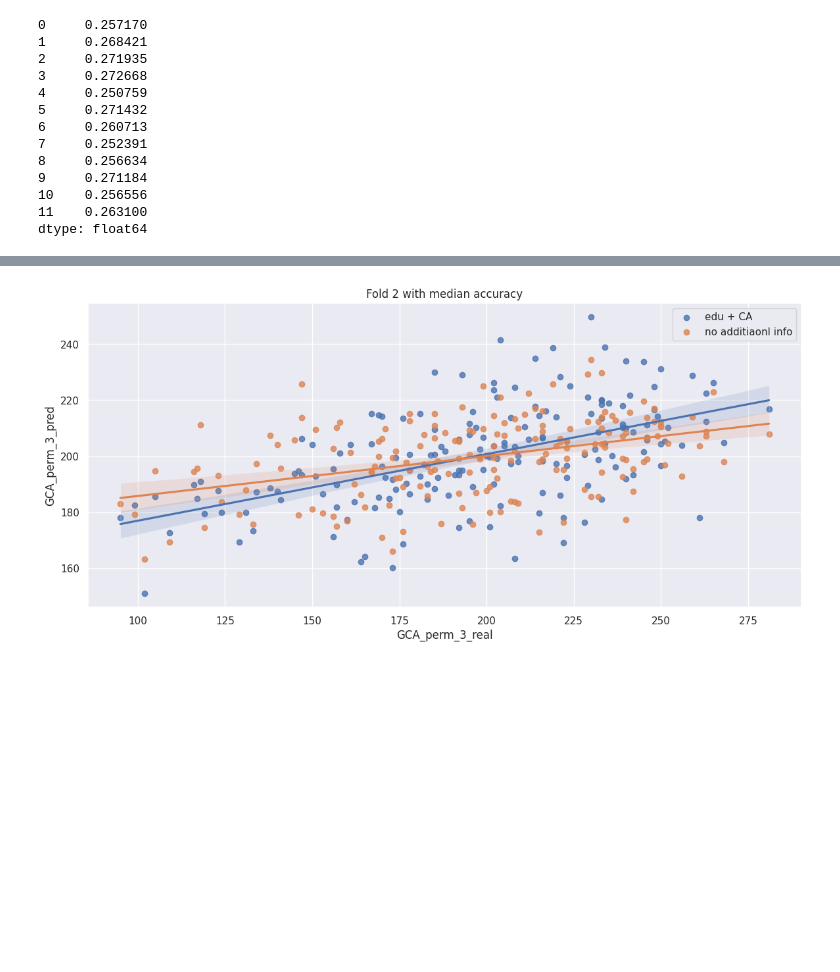
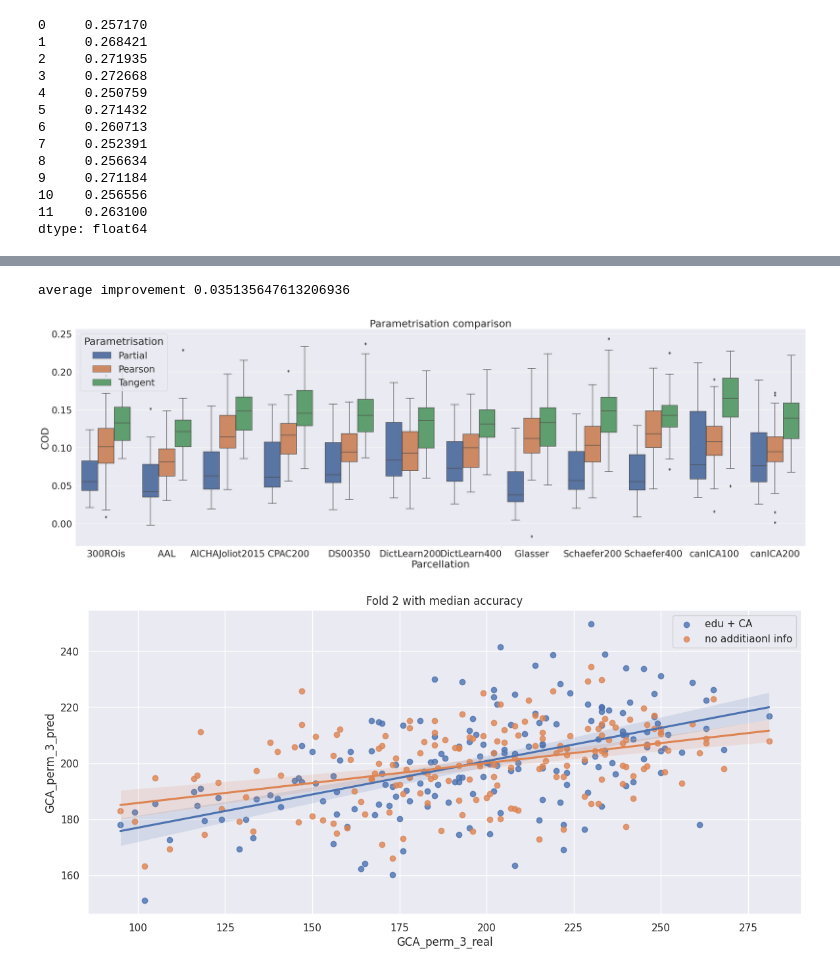
Before and after one commit to samuelheczko/Ridge-Regression-Predictions, a Jupyter notebook: analysis_notebook.ipynb, the cells around one changed output, grey strips where cells are left out. Cells and saved outputs as stored; diff of their text form; code cells hidden in the pictures; blank space fills up the shorter version.

```diff
--- a/analysis_notebook.ipynb
+++ b/analysis_notebook.ipynb
@@ -125,13 +112,18 @@ for list in tangent_atlas_names_ridge:
 tang_df_ridge.columns = tangent_atlas_names_ridge_2
 
 
+
 pearson_atlas_names_ridge = [s.split('_')[-1].split('.')[0].split('-')[1:] for s in pearson_paths_resutls_ridge]
 pearson_atlas_names_ridge_2 = []
 for list in pearson_atlas_names_ridge:
     pearson_atlas_names_ridge_2.append('_'.join(list))
 pear_df_ridge.columns = pearson_atlas_names_ridge_2
 
-
+prt_atlas_names_ridge = [s.split('_')[-1].split('.')[0].split('-')[1:] for s in partial_paths_results_ridge]
+prt_atlas_names_ridge_2 = []
+for list in prt_atlas_names_ridge:
+    prt_atlas_names_ridge_2.append('_'.join(list))
+prt_df_ridge.columns = prt_atlas_names_ridge_2
 
 
 
@@ -165,6 +157,7 @@ for list in tangent_atlas_names_FStd:
 tang_df_ridge_1000_comp.columns = tangent_atlas_names_FStd_2
 tang_df_ridge_500_comp.columns = tangent_atlas_names_FStd_2
 tang_df_ridge_100_comp.columns = tangent_atlas_names_FStd_2
+#tang_df_ridge_1000_comp  = pd.concat([pd.read_csv(tangent_paths_resutls_ridge_1000_comp_dict_learn[0]).GCA_var.rename('DictLearn100'),tang_df_ridge_1000_comp],axis = 1)
 
 tang_df_SVR_1000_comp.columns = tangent_atlas_names_FStd_2
 tang_df_SVR_500_comp.columns = tangent_atlas_names_FStd_2
@@ -240 +218,24 @@ fig.savefig(path + 'results/plots/var_by_FS.pdf',bbox_inches = 'tight')
+# %%
+
+
+df_with_pearson = tang_df_ridge[prt_df_ridge.columns]
+df_with_pearson_longform = df_with_pearson.melt(var_name = 'Parcellation',value_name = 'COD')
+df_pearson_longform = pear_df_ridge.melt(var_name = 'Parcellation',value_name = 'COD')
+df_partial_longform = prt_df_ridge.melt(var_name = 'Parcellation',value_name = 'COD')
+
+
+sns.set(font_scale = 2.3)
+
+combined_df = pd.concat({'Tangent':df_with_pearson_longform,'Pearson':df_pearson_longform,'Partial': df_partial_longform},names = ['Parametrisation','old_index'])
+combined_df = combined_df.reset_index(level = 0).reset_index(drop = True)
+#datadirven_df['n_parcels'] = datadirven_df.parcellation.map(n_parcels)
+plot1 = sns.catplot(data = combined_df.sort_values('Parcellation'), x = 'Parcellation',y = 'COD',kind = 'box', hue = 'Parametrisation',hue_order=['Partial','Pearson','Tangent'],height = 10, aspect = 3,legend_out=False).set(title = 'Parametrisation comparison')
+fig = plot1.figure
+#fig.savefig(path + 'results/plots/CoreAtlases2.pdf',bbox_inches = 'tight')
+
+df_with_pearson_2 = tang_df_ridge[pear_df_ridge.columns]
+print(f'average improvement {(df_with_pearson_2.mean() - pear_df_ridge.mean()).mean()}')
+# %% [output]
+average improvement 0.035135647613206936
+[figure, added]
 # %%
```
Also changed, not shown: parts of 41 cells of this notebook, 2 other files.
